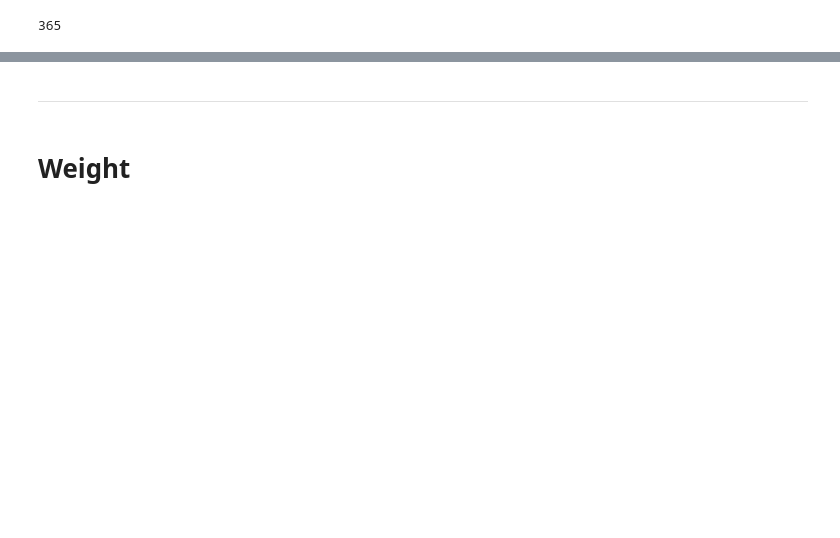
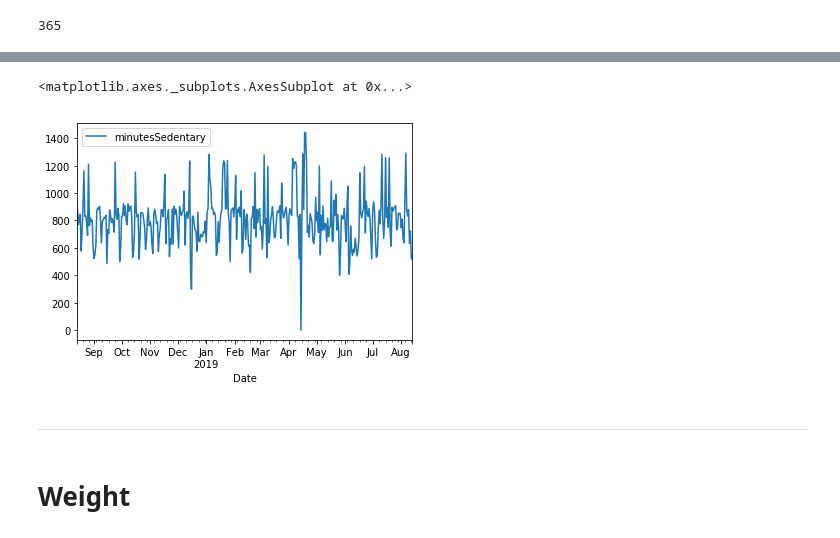
Before and after one commit to markwk/qs_ledger, a Jupyter notebook: fitbit/fitbit_downloader.ipynb, the cells around one changed output, grey strips where cells are left out. Drawn from its saved outputs; the diff is of its cells as text; code cells hidden in the pictures; blank space fills up the shorter version.

```diff
--- a/fitbit/fitbit_downloader.ipynb
+++ b/fitbit/fitbit_downloader.ipynb
@@ -129,0 +167,5 @@ date_steps.to_csv('data/daily_steps.csv', index=None, encoding='utf-8')
+# %%
+minutesSedentary.plot(x='Date', y='minutesSedentary')
+# %% [output]
+<matplotlib.axes._subplots.AxesSubplot at 0x...>
+[figure, added]
```
Also changed, not shown: parts of 69 cells of this notebook.
